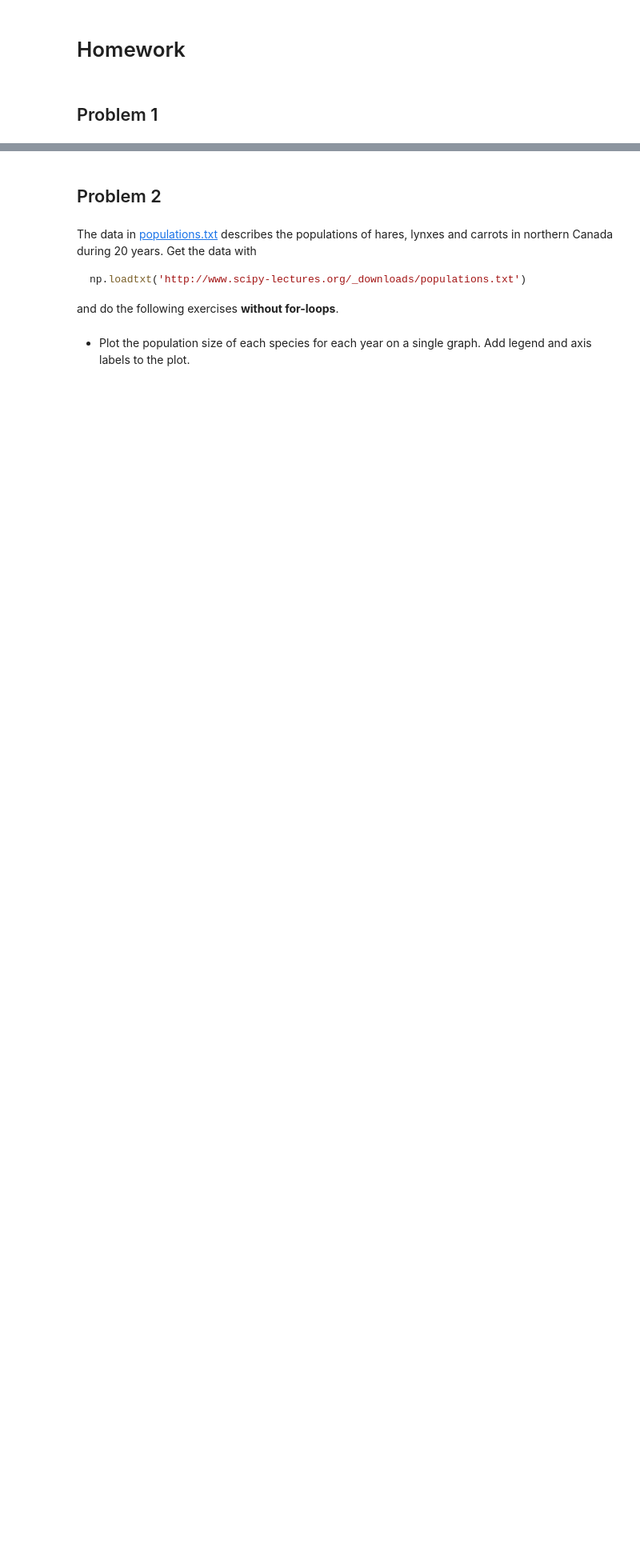
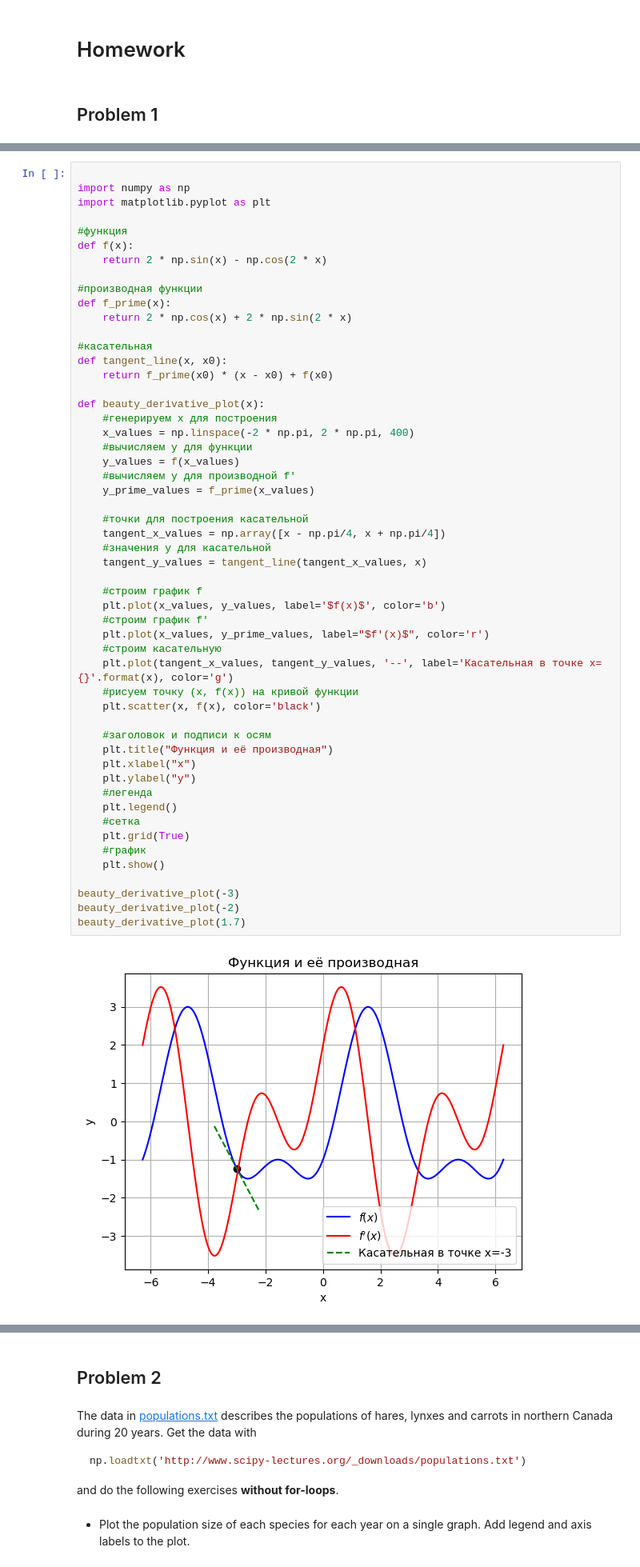
Before and after one commit to EgorovKS/EgorovKS_StatPrac, a Jupyter notebook: 2. numpy+matplotlib.ipynb, the cells around one changed output, grey strips where cells are left out. Shown at 80% size. Cells and saved outputs as stored; diff of their text form; blank space fills up the shorter version.

```diff
--- a/2. numpy+matplotlib.ipynb
+++ b/2. numpy+matplotlib.ipynb
@@ -804,0 +802,55 @@ def beauty_derivative_plot(x):
+# %%
+
+import numpy as np
+import matplotlib.pyplot as plt
+
+#функция
+def f(x):
+    return 2 * np.sin(x) - np.cos(2 * x)
+
+#производная функции
+def f_prime(x):
+    return 2 * np.cos(x) + 2 * np.sin(2 * x)
+
+#касательная
+def tangent_line(x, x0):
+    return f_prime(x0) * (x - x0) + f(x0)
+
+def beauty_derivative_plot(x):
+    #генерируем x для построения
+    x_values = np.linspace(-2 * np.pi, 2 * np.pi, 400)
+    #вычисляем y для функции
+    y_values = f(x_values)
+    #вычисляем y для производной f'
+    y_prime_values = f_prime(x_values)
+
+    #точки для построения касательной
+    tangent_x_values = np.array([x - np.pi/4, x + np.pi/4])
+    #значения y для касательной
+    tangent_y_values = tangent_line(tangent_x_values, x)
+
+    #строим график f
+    plt.plot(x_values, y_values, label='$f(x)$', color='b')
+    #строим график f'
+    plt.plot(x_values, y_prime_values, label="$f'(x)$", color='r')
+    #строим касательную
+    plt.plot(tangent_x_values, tangent_y_values, '--', label='Касательная в точке x={}'.format(x), color='g')
+    #рисуем точку (x, f(x)) на кривой функции
+    plt.scatter(x, f(x), color='black')
+
+    #заголовок и подписи к осям
+    plt.title("Функция и её производная")
+    plt.xlabel("x")
+    plt.ylabel("y")
+    #легенда
+    plt.legend()
+    #сетка
+    plt.grid(True)
+    #график
+    plt.show()
+
+beauty_derivative_plot(-3)
+beauty_derivative_plot(-2)
+beauty_derivative_plot(1.7)
+# %% [output]
+[figure, added]
```
Also changed, not shown: parts of 9 cells of this notebook.
